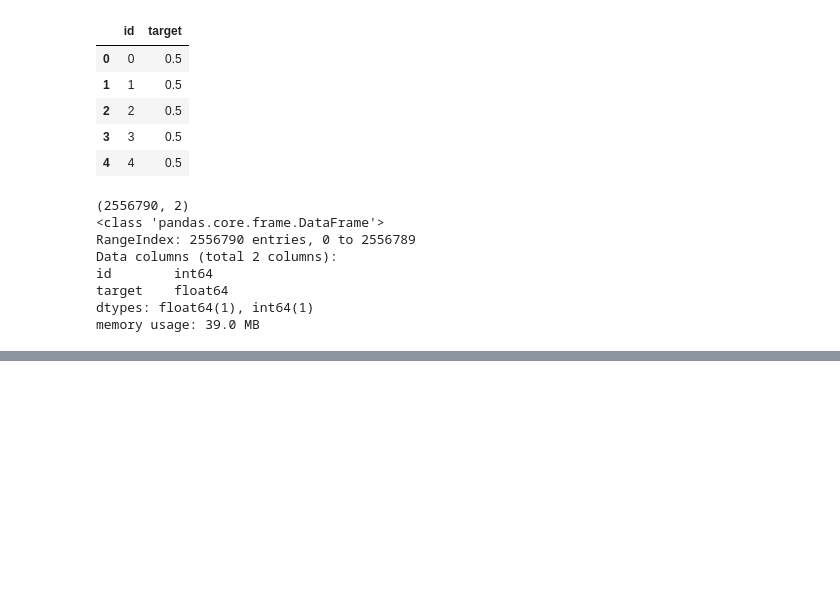
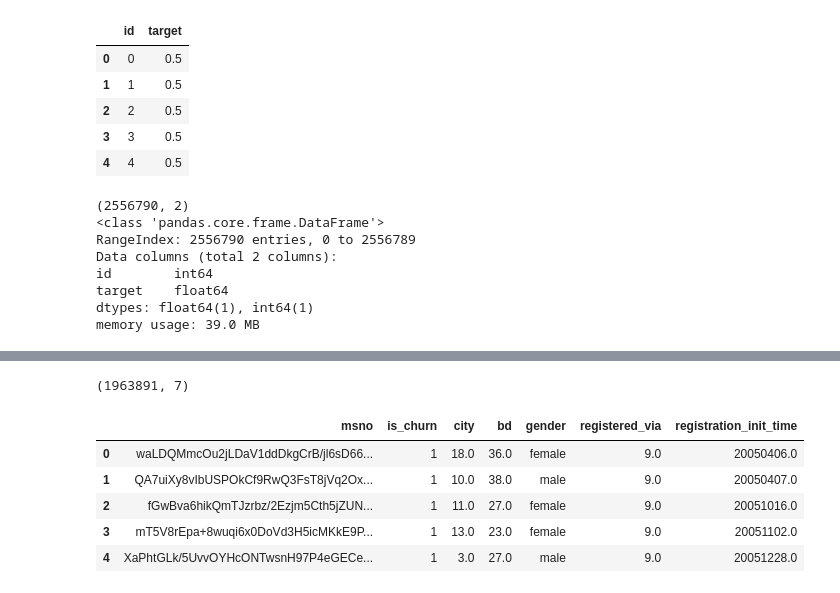
Before and after one commit to imiKao/KKBoxProject_for_TcfstCourse, a Jupyter notebook: KKboxAnalysis_RC_特徵工程.ipynb, the cells around one changed output, grey strips where cells are left out. Saved outputs shown, nothing was run; the diff lists cells and outputs as text; code cells hidden in the pictures; blank space fills up the shorter version.

```diff
--- a/KKboxAnalysis_RC_特徵工程.ipynb
+++ b/KKboxAnalysis_RC_特徵工程.ipynb
@@ -235,0 +264,11 @@ memory usage: 39.0 MB
+# %%
+print(TrainingData.shape) # 196萬筆
+TrainingData.head()
+# %% [output]
+(1963891, 7)
+|  | msno | is_churn | city | bd | gender | registered_via | registration_init_time |
+| 0 | waLDQMmcOu2jLDaV1ddDkgCrB/jl6sD66... | 1 | 18.0 | 36.0 | female | 9.0 | 20050406.0 |
+| 1 | QA7uiXy8vIbUSPOkCf9RwQ3FsT8jVq2Ox... | 1 | 10.0 | 38.0 | male | 9.0 | 20050407.0 |
+| 2 | fGwBva6hikQmTJzrbz/2Ezjm5Cth5jZUN... | 1 | 11.0 | 27.0 | female | 9.0 | 20051016.0 |
+| 3 | mT5V8rEpa+8wuqi6x0DoVd3H5icMKkE9P... | 1 | 13.0 | 23.0 | female | 9.0 | 20051102.0 |
+| 4 | XaPhtGLk/5UvvOYHcONTwsnH97P4eGECe... | 1 | 3.0 | 27.0 | male | 9.0 | 20051228.0 |
```
Also changed, not shown: parts of 9 cells of this notebook.
